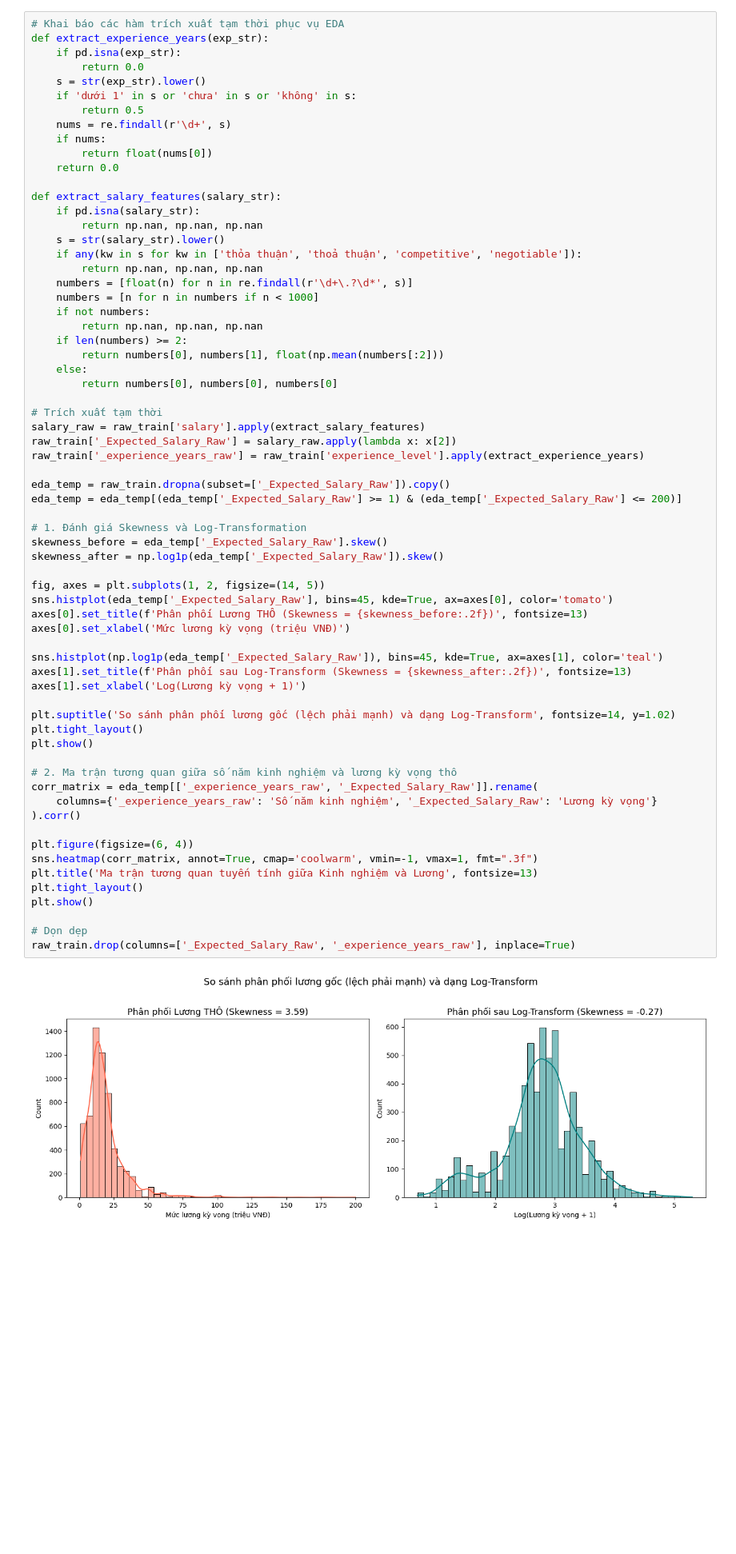
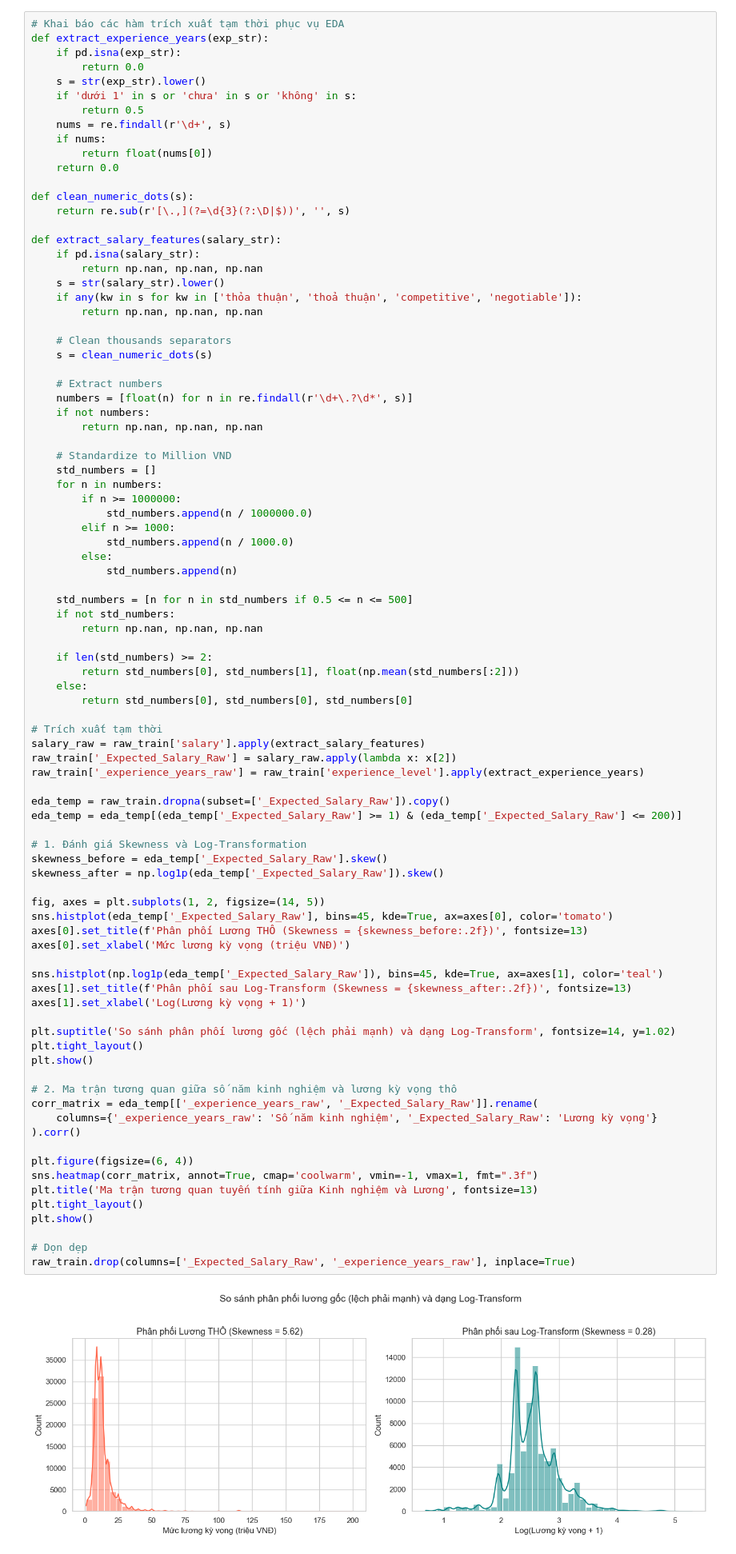
Before and after one commit to vcongggggg/KHDL, a Jupyter notebook: TieuLuan/15 - Du doan muc luong ky vong/TieuLuan_Nhom15_PhamCum.ipynb, the cells around one changed output. Shown at 80% size. Drawn from its saved outputs; the diff is of its cells as text; blank space fills up the shorter version.

```diff
--- a/TieuLuan/15 - Du doan muc luong ky vong/TieuLuan_Nhom15_PhamCum.ipynb
+++ b/TieuLuan/15 - Du doan muc luong ky vong/TieuLuan_Nhom15_PhamCum.ipynb
@@ -430,20 +515,42 @@ def extract_experience_years(exp_str):
         return float(nums[0])
     return 0.0
 
+def clean_numeric_dots(s):
+    return re.sub(r'[\.,](?=\d{3}(?:\D|$))', '', s)
+
 def extract_salary_features(salary_str):
     if pd.isna(salary_str):
         return np.nan, np.nan, np.nan
     s = str(salary_str).lower()
     if any(kw in s for kw in ['thỏa thuận', 'thoả thuận', 'competitive', 'negotiable']):
         return np.nan, np.nan, np.nan
+
+    # Clean thousands separators
+    s = clean_numeric_dots(s)
+
+    # Extract numbers
     numbers = [float(n) for n in re.findall(r'\d+\.?\d*', s)]
-    numbers = [n for n in numbers if n < 1000]
     if not numbers:
         return np.nan, np.nan, np.nan
-    if len(numbers) >= 2:
-        return numbers[0], numbers[1], float(np.mean(numbers[:2]))
+
+    # Standardize to Million VND
+    std_numbers = []
+    for n in numbers:
+        if n >= 1000000:
+            std_numbers.append(n / 1000000.0)
+        elif n >= 1000:
+            std_numbers.append(n / 1000.0)
+        else:
+            std_numbers.append(n)
+
+    std_numbers = [n for n in std_numbers if 0.5 <= n <= 500]
+    if not std_numbers:
+        return np.nan, np.nan, np.nan
+
+    if len(std_numbers) >= 2:
+        return std_numbers[0], std_numbers[1], float(np.mean(std_numbers[:2]))
     else:
-        return numbers[0], numbers[0], numbers[0]
+        return std_numbers[0], std_numbers[0], std_numbers[0]
 
 # Trích xuất tạm thời
 salary_raw = raw_train['salary'].apply(extract_salary_features)
@@ -457,31 +564,31 @@ eda_temp = eda_temp[(eda_temp['_Expected_Salary_Raw'] >= 1) & (eda_temp['_Expect
 skewness_before = eda_temp['_Expected_Salary_Raw'].skew()
 skewness_after = np.log1p(eda_temp['_Expected_Salary_Raw']).skew()
 
 fig, axes = plt.subplots(1, 2, figsize=(14, 5))
 sns.histplot(eda_temp['_Expected_Salary_Raw'], bins=45, kde=True, ax=axes[0], color='tomato')
 axes[0].set_title(f'Phân phối Lương THÔ (Skewness = {skewness_before:.2f})', fontsize=13)
 axes[0].set_xlabel('Mức lương kỳ vọng (triệu VNĐ)')
 
 sns.histplot(np.log1p(eda_temp['_Expected_Salary_Raw']), bins=45, kde=True, ax=axes[1], color='teal')
 axes[1].set_title(f'Phân phối sau Log-Transform (Skewness = {skewness_after:.2f})', fontsize=13)
 axes[1].set_xlabel('Log(Lương kỳ vọng + 1)')
 
 plt.suptitle('So sánh phân phối lương gốc (lệch phải mạnh) và dạng Log-Transform', fontsize=14, y=1.02)
 plt.tight_layout()
 plt.show()
 
 # 2. Ma trận tương quan giữa số năm kinh nghiệm và lương kỳ vọng thô
 corr_matrix = eda_temp[['_experience_years_raw', '_Expected_Salary_Raw']].rename(
     columns={'_experience_years_raw': 'Số năm kinh nghiệm', '_Expected_Salary_Raw': 'Lương kỳ vọng'}
 ).corr()
 
 plt.figure(figsize=(6, 4))
 sns.heatmap(corr_matrix, annot=True, cmap='coolwarm', vmin=-1, vmax=1, fmt=".3f")
 plt.title('Ma trận tương quan tuyến tính giữa Kinh nghiệm và Lương', fontsize=13)
 plt.tight_layout()
 plt.show()
 
 # Dọn dẹp
 raw_train.drop(columns=['_Expected_Salary_Raw', '_experience_years_raw'], inplace=True)
 # %% [output]
-[figure, old version]
+[figure, new version]
```
Also changed, not shown: parts of 81 cells of this notebook.
